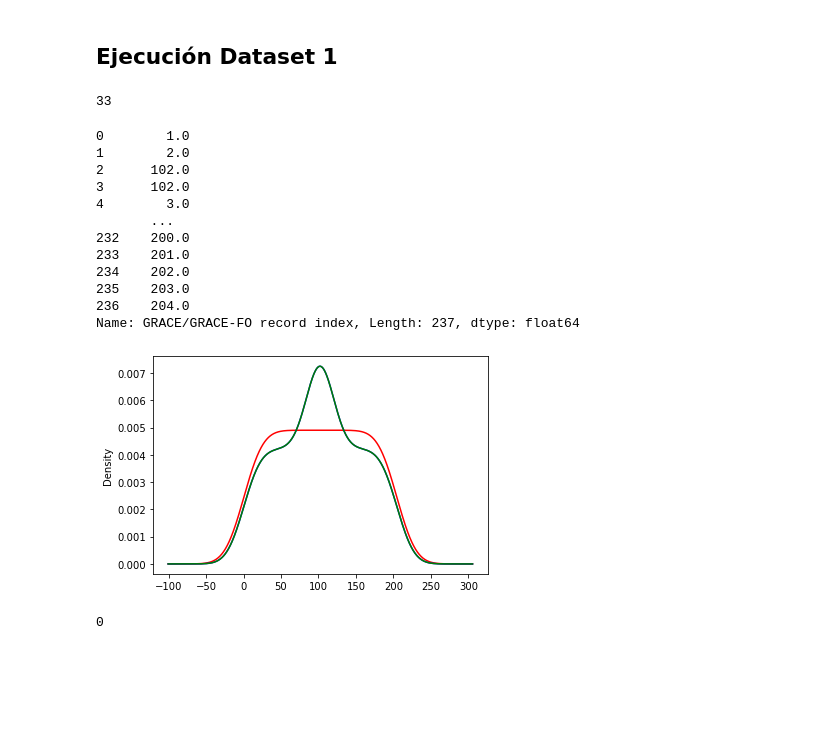
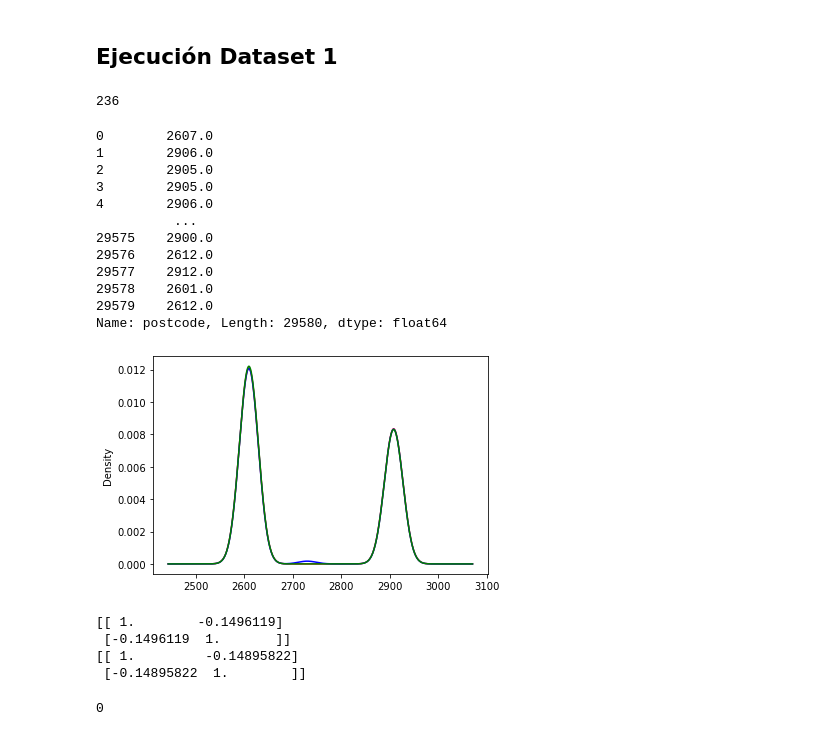
Before and after one commit to jlhernandezgt/StatisticalLearning, a Jupyter notebook: Tarea1_07140147_JoseHernandez.ipynb, the cells around one changed output. Cells and saved outputs as stored; diff of their text form; code cells hidden in the pictures; blank space fills up the shorter version.

```diff
--- a/Tarea1_07140147_JoseHernandez.ipynb
+++ b/Tarea1_07140147_JoseHernandez.ipynb
@@ -11,0 +13,3 @@ import matplotlib.pyplot as plt
+# %%
+ventas_aptos = pd.read_csv('ventas_apartamentos.csv')
+ventas_aptos.head(2)
@@ -79,28 +86,28 @@ def FillNaN_df(df,x):
 ## Ejecución Dataset 1
 # %%
 ## validacion valores nulos
-dataset1.iloc[:,1].isnull().sum()
+ventas_aptos.iloc[:,1].isnull().sum()
 # %% [output]
-33
+236
 # %%
 ## imputacion media y mediana
-ImpMeanV(dataset1, 1)
-ImpMedianV(dataset1, 1)
+ImpMeanV(ventas_aptos, 1)
+ImpMedianV(ventas_aptos, 1)
 # %% [output]
-0        1.0
-1        2.0
-2      102.0
-3      102.0
-4        3.0
-       ...
-232    200.0
-233    201.0
-234    202.0
-235    203.0
-236    204.0
-Name: GRACE/GRACE-FO record index, Length: 237, dtype: float64
+0        2607.0
+1        2906.0
+2        2905.0
+3        2905.0
+4        2906.0
+          ...
+29575    2900.0
+29576    2612.0
+29577    2912.0
+29578    2601.0
+29579    2612.0
+Name: postcode, Length: 29580, dtype: float64
 # %%
 ##  grafica de dispercion
-plt_dns_df(dataset1, 1)
+plt_dns_df(ventas_aptos, 1)
 # %% [output]
-[figure, old version]
+[figure, new version]
@@ -113,2 +114,10 @@ FillNaN_df(dataset1, 1)
+# %%
+## corrrelacion, fill valores nulos,
+FillNaN_Corr_DF(ventas_aptos, 1, 2)
+# %% [output]
+[[ 1.        -0.1496119]
+ [-0.1496119  1.       ]]
+[[ 1.         -0.14895822]
+ [-0.14895822  1.        ]]
 # %%
 ## validacion  final
```
Also changed, not shown: parts of 29 cells of this notebook, 2 other files.
